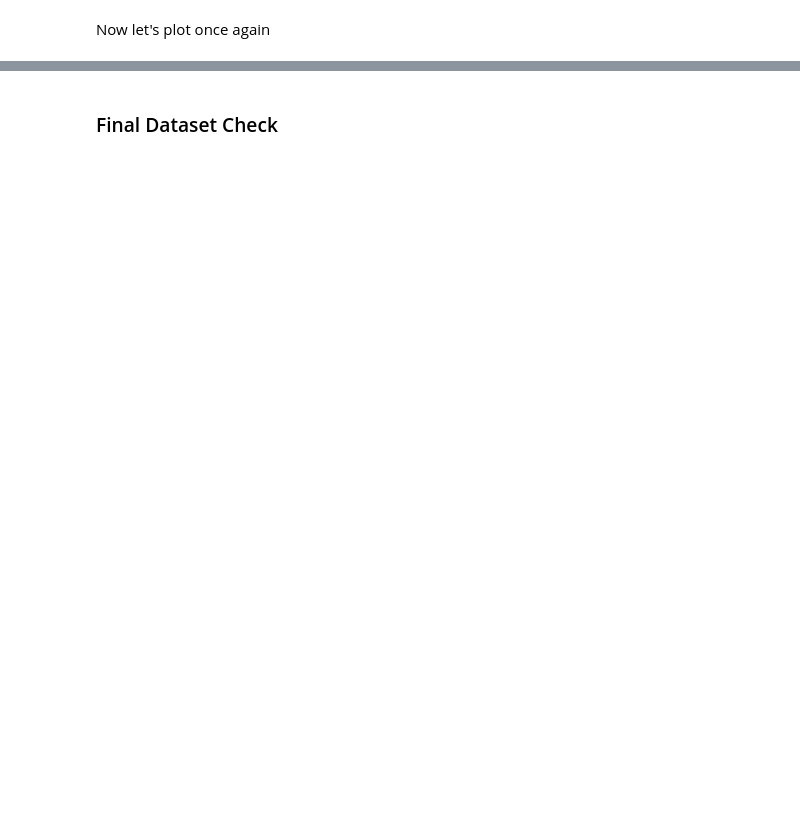
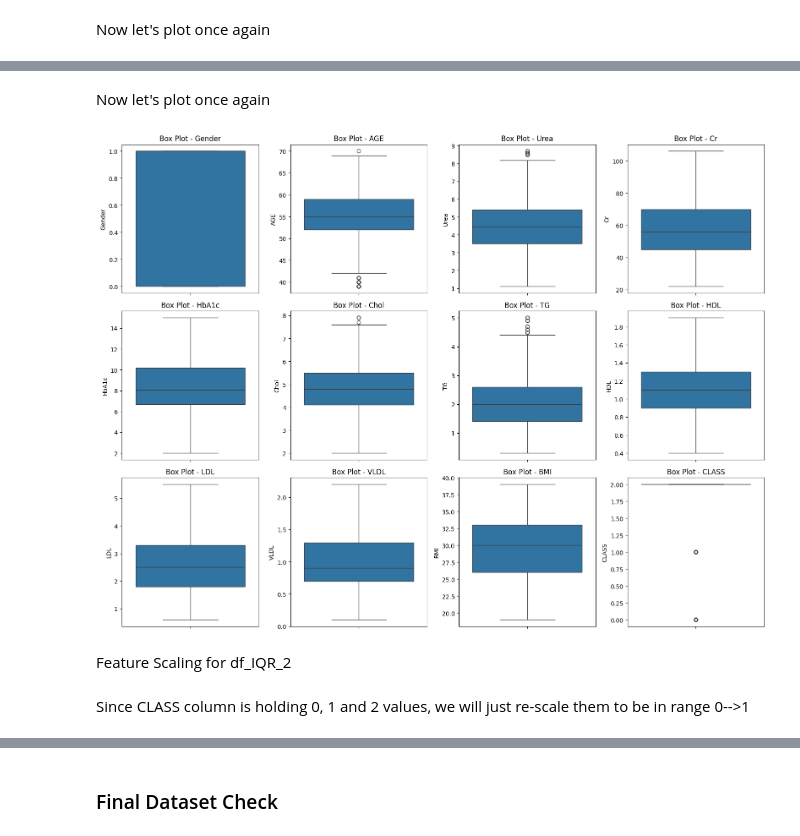
Before and after one commit to MoBialyy/diabetes-risk-prediction, a Jupyter notebook: Project_DataMining.ipynb, the cells around one changed output, grey strips where cells are left out. Saved outputs shown, nothing was run; the diff lists cells and outputs as text; code cells hidden in the pictures; blank space fills up the shorter version.

```diff
--- a/Project_DataMining.ipynb
+++ b/Project_DataMining.ipynb
@@ -165,0 +423,18 @@ print(df_cleaned.head())
+# %%
+def remove_outliers_iqr2(df, columns):
+    initial_len = len(df)
+    for col in columns:
+        Q1 = df[col].quantile(0.25)
+        Q3 = df[col].quantile(0.75)
+        IQR = Q3 - Q1
+        lower = Q1 - 1.5 * IQR
+        upper = Q3 + 1.5 * IQR
+        df = df[(df[col] >= lower) & (df[col] <= upper)]
+    final_len = len(df)
+    print(f"Rows before removal: {initial_len}")
+    print(f"Rows after removal: {final_len}")
+    print(f"Total removed: {initial_len - final_len}")
+    return df
+# %%
+df_IQR_2 = remove_outliers_iqr2(df_cleaned, numerical_columns)
+df_IQR_2
@@ -165,0 +458,18 @@ print(df_cleaned.head())
+# %% [markdown]
+Now let's plot once again
+# %%
+plt.figure(figsize=(16, 12))
+
+for i, col in enumerate(attributes, start=1):
+    plt.subplot(3, 4, i)
+    sns.boxplot(y=df_IQR_2[col])
+    plt.title(f'Box Plot - {col}')
+
+plt.tight_layout()
+plt.show()
+# %% [output]
+[figure, added]
+# %% [markdown]
+Feature Scaling for df_IQR_2
+# %% [markdown]
+Since CLASS column is holding 0, 1 and 2 values, we will just re-scale them to be in range 0-->1
```
Also changed, not shown: parts of 150 cells of this notebook.
